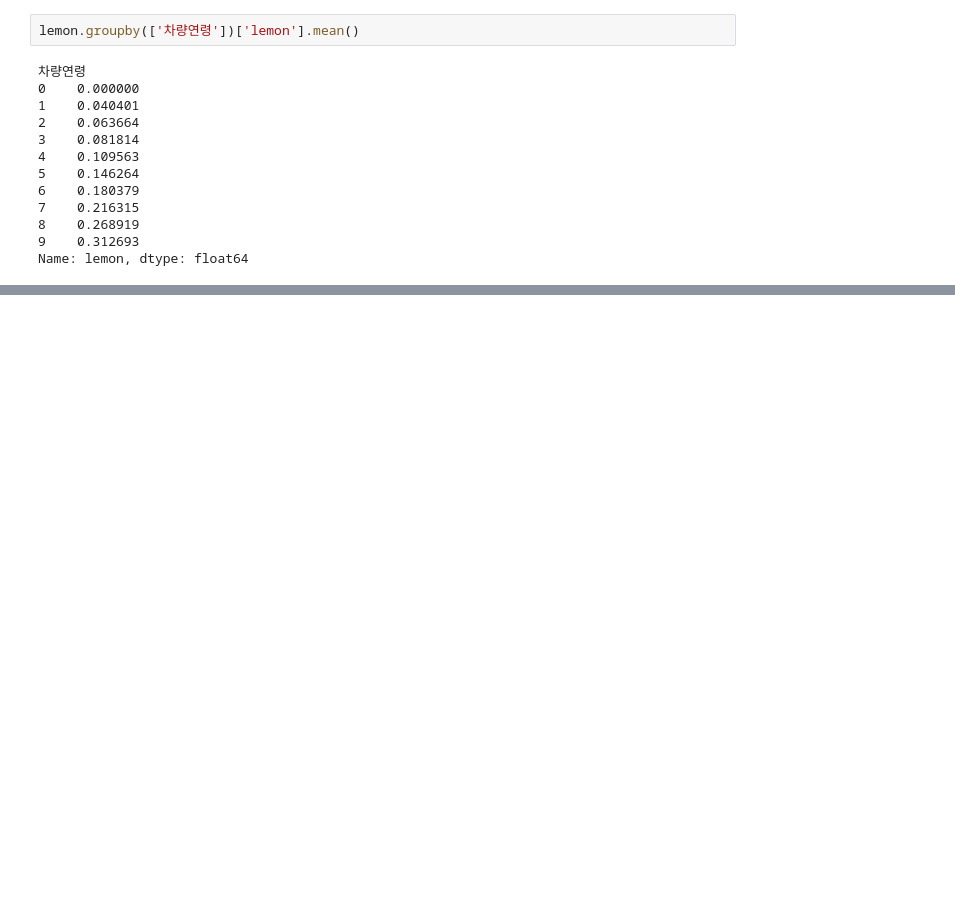
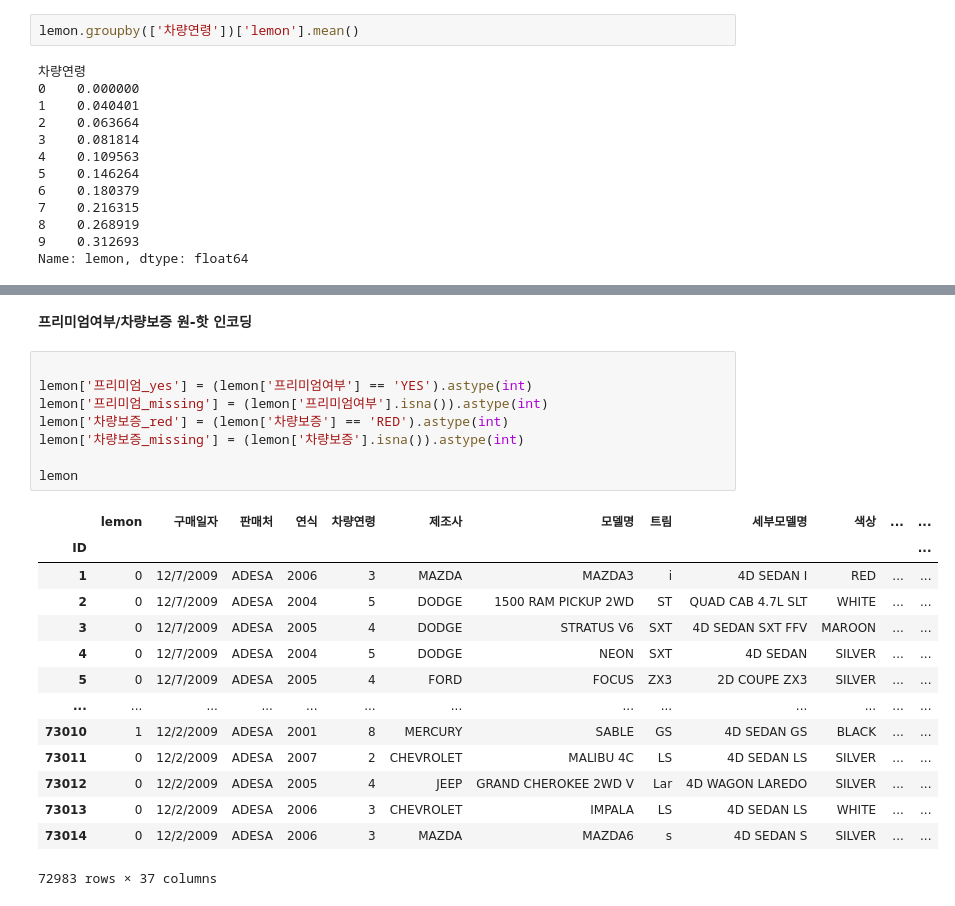
Before and after one commit to siwoolyyy/ml-data, a Jupyter notebook: lemon_sw.ipynb, the cells around one changed output, grey strips where cells are left out. Drawn from its saved outputs; the diff is of its cells as text; blank space fills up the shorter version.

```diff
--- a/lemon_sw.ipynb
+++ b/lemon_sw.ipynb
@@ -121,0 +158,25 @@ Name: 운행거리, dtype: float64
+# %% [markdown]
+**프리미엄여부/차량보증 원-핫 인코딩**
+# %%
+
+lemon['프리미엄_yes'] = (lemon['프리미엄여부'] == 'YES').astype(int)
+lemon['프리미엄_missing'] = (lemon['프리미엄여부'].isna()).astype(int)
+lemon['차량보증_red'] = (lemon['차량보증'] == 'RED').astype(int)
+lemon['차량보증_missing'] = (lemon['차량보증'].isna()).astype(int)
+
+lemon
+# %% [output]
+|  | lemon | 구매일자 | 판매처 | 연식 | 차량연령 | 제조사 | 모델명 | 트림 | 세부모델명 | 색상 | ... | ... |
+| ID |  |  |  |  |  |  |  |  |  |  |  | ... |
+| 1 | 0 | 12/7/2009 | ADESA | 2006 | 3 | MAZDA | MAZDA3 | i | 4D SEDAN I | RED | ... | ... |
+| 2 | 0 | 12/7/2009 | ADESA | 2004 | 5 | DODGE | 1500 RAM PICKUP 2WD | ST | QUAD CAB 4.7L SLT | WHITE | ... | ... |
+| 3 | 0 | 12/7/2009 | ADESA | 2005 | 4 | DODGE | STRATUS V6 | SXT | 4D SEDAN SXT FFV | MAROON | ... | ... |
+| 4 | 0 | 12/7/2009 | ADESA | 2004 | 5 | DODGE | NEON | SXT | 4D SEDAN | SILVER | ... | ... |
+| 5 | 0 | 12/7/2009 | ADESA | 2005 | 4 | FORD | FOCUS | ZX3 | 2D COUPE ZX3 | SILVER | ... | ... |
+| ... | ... | ... | ... | ... | ... | ... | ... | ... | ... | ... | ... | ... |
+| 73010 | 1 | 12/2/2009 | ADESA | 2001 | 8 | MERCURY | SABLE | GS | 4D SEDAN GS | BLACK | ... | ... |
+| 73011 | 0 | 12/2/2009 | ADESA | 2007 | 2 | CHEVROLET | MALIBU 4C | LS | 4D SEDAN LS | SILVER | ... | ... |
+| 73012 | 0 | 12/2/2009 | ADESA | 2005 | 4 | JEEP | GRAND CHEROKEE 2WD V | Lar | 4D WAGON LAREDO | SILVER | ... | ... |
+| 73013 | 0 | 12/2/2009 | ADESA | 2006 | 3 | CHEVROLET | IMPALA | LS | 4D SEDAN LS | WHITE | ... | ... |
+| 73014 | 0 | 12/2/2009 | ADESA | 2006 | 3 | MAZDA | MAZDA6 | s | 4D SEDAN S | SILVER | ... | ... |
+72983 rows × 37 columns
```
Also changed, not shown: parts of 20 cells of this notebook.
